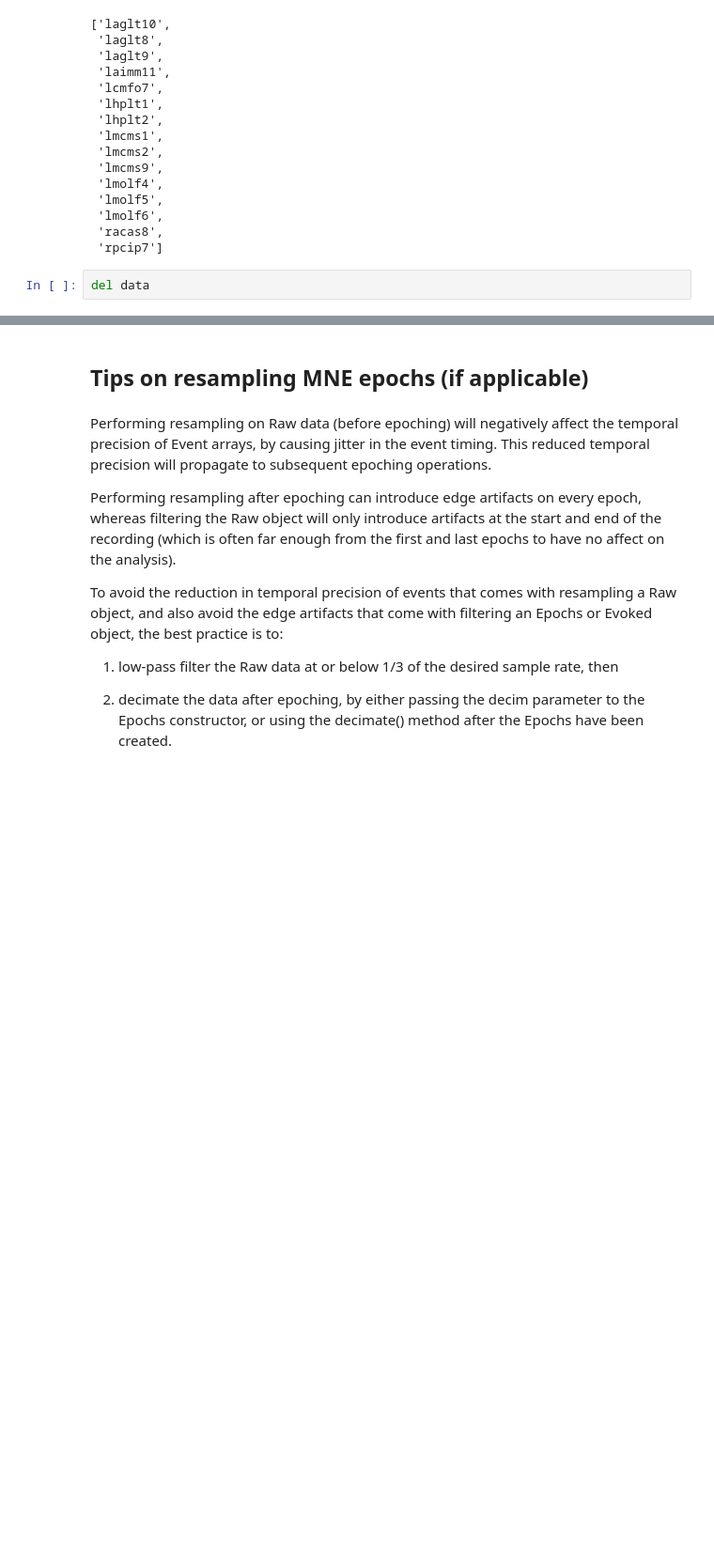
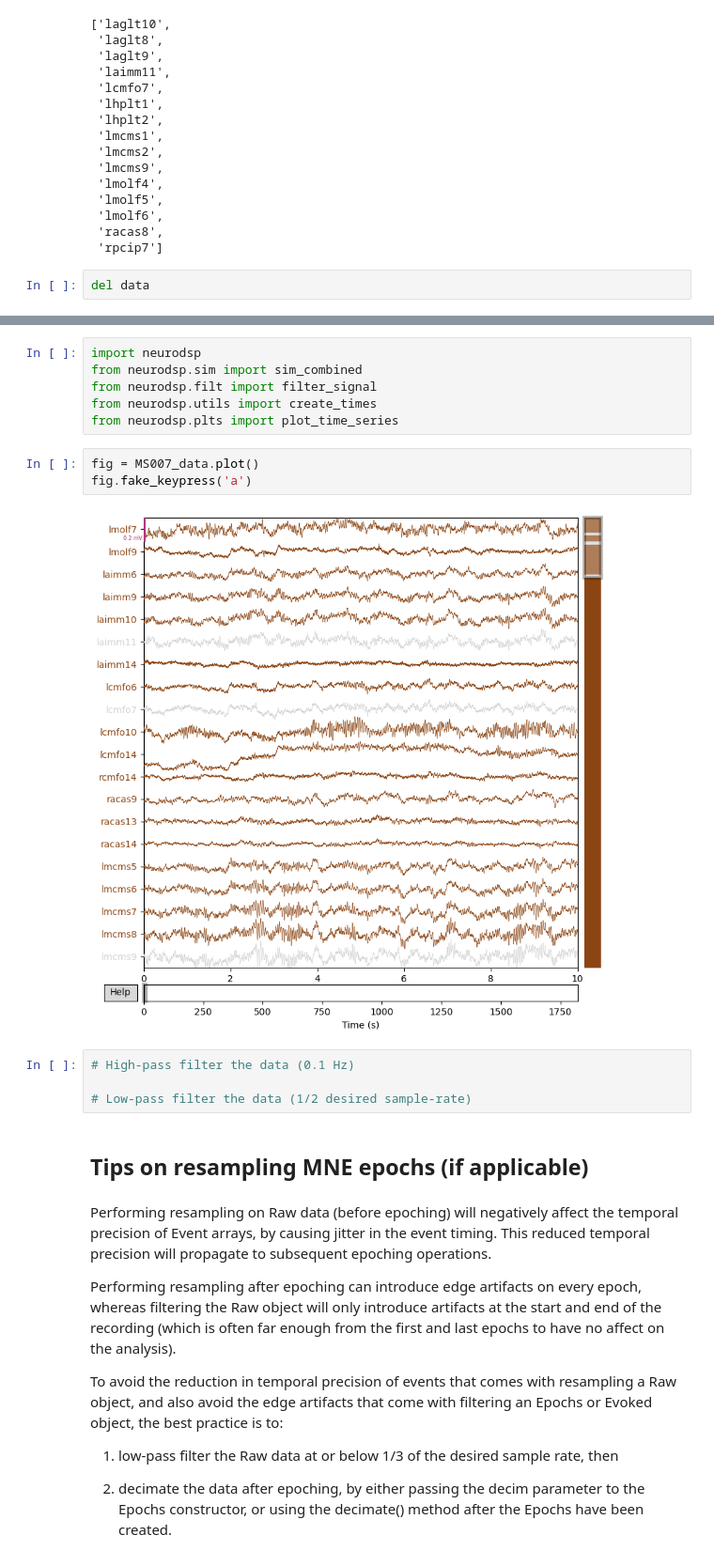
Before and after one commit to seqasim/LFPAnalysis, a Jupyter notebook: scripts/MS007_processing_LFP.ipynb, the cells around one changed output, grey strips where cells are left out. Shown at 94% size. Drawn from its saved outputs; the diff is of its cells as text; blank space fills up the shorter version.

```diff
--- a/scripts/MS007_processing_LFP.ipynb
+++ b/scripts/MS007_processing_LFP.ipynb
@@ -824,3 +861,18 @@ del data
+# %%
+import neurodsp
+from neurodsp.sim import sim_combined
+from neurodsp.filt import filter_signal
+from neurodsp.utils import create_times
+from neurodsp.plts import plot_time_series
+# %%
+fig = MS007_data.plot()
+fig.fake_keypress('a')
+# %% [output]
+[figure, added]
+# %%
+# High-pass filter the data (0.1 Hz)
+
+# Low-pass filter the data (1/2 desired sample-rate)
 # %% [markdown]
 ## Tips on resampling MNE epochs (if applicable)
 # %% [markdown]
```
Also changed, not shown: parts of 28 cells of this notebook, 2 other files.
